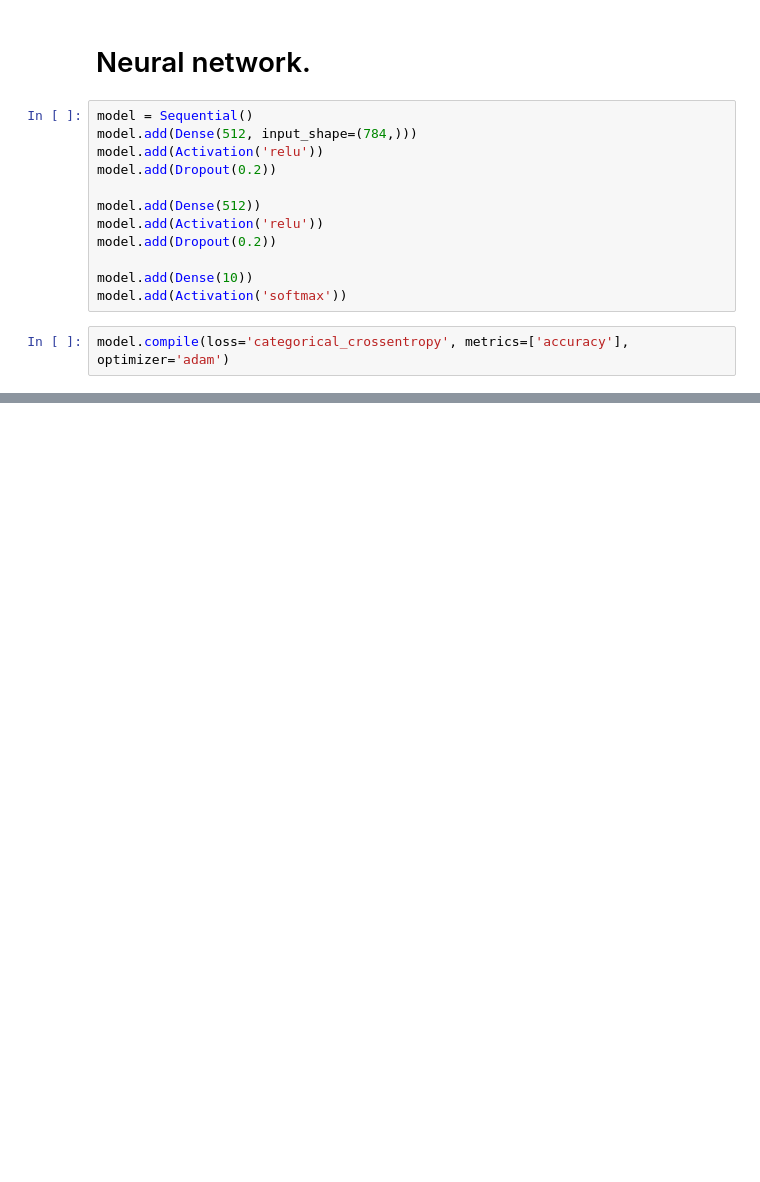
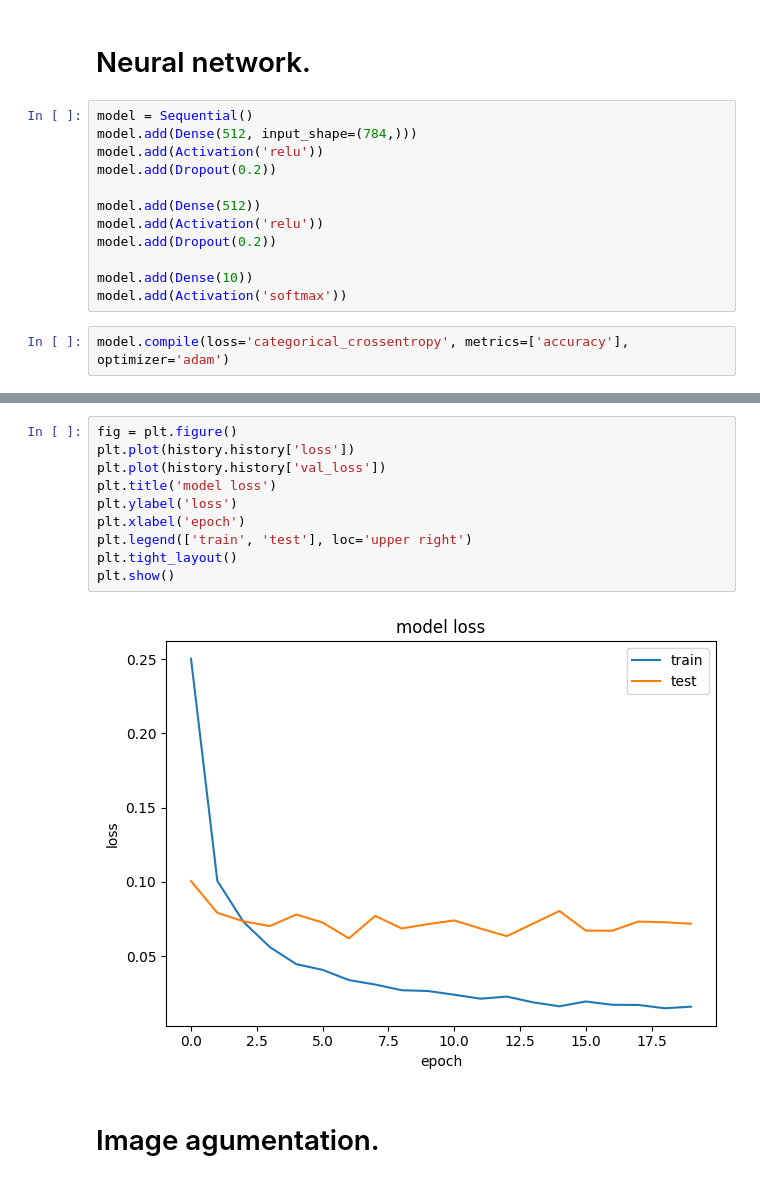
Before and after one commit to Suman-Adhikary/MNIST_Handwritting_digit_prediction, a Jupyter notebook: Handwritten_Digit_Prediction.ipynb, the cells around one changed output, grey strips where cells are left out. Saved outputs shown, nothing was run; the diff lists cells and outputs as text; blank space fills up the shorter version.

```diff
--- a/Handwritten_Digit_Prediction.ipynb
+++ b/Handwritten_Digit_Prediction.ipynb
@@ -149,0 +164,14 @@ Epoch 20/20
+# %%
+fig = plt.figure()
+plt.plot(history.history['loss'])
+plt.plot(history.history['val_loss'])
+plt.title('model loss')
+plt.ylabel('loss')
+plt.xlabel('epoch')
+plt.legend(['train', 'test'], loc='upper right')
+plt.tight_layout()
+plt.show()
+# %% [output]
+[figure, added]
+# %% [markdown]
+# Image agumentation.
```
Also changed, not shown: parts of 11 cells of this notebook.
